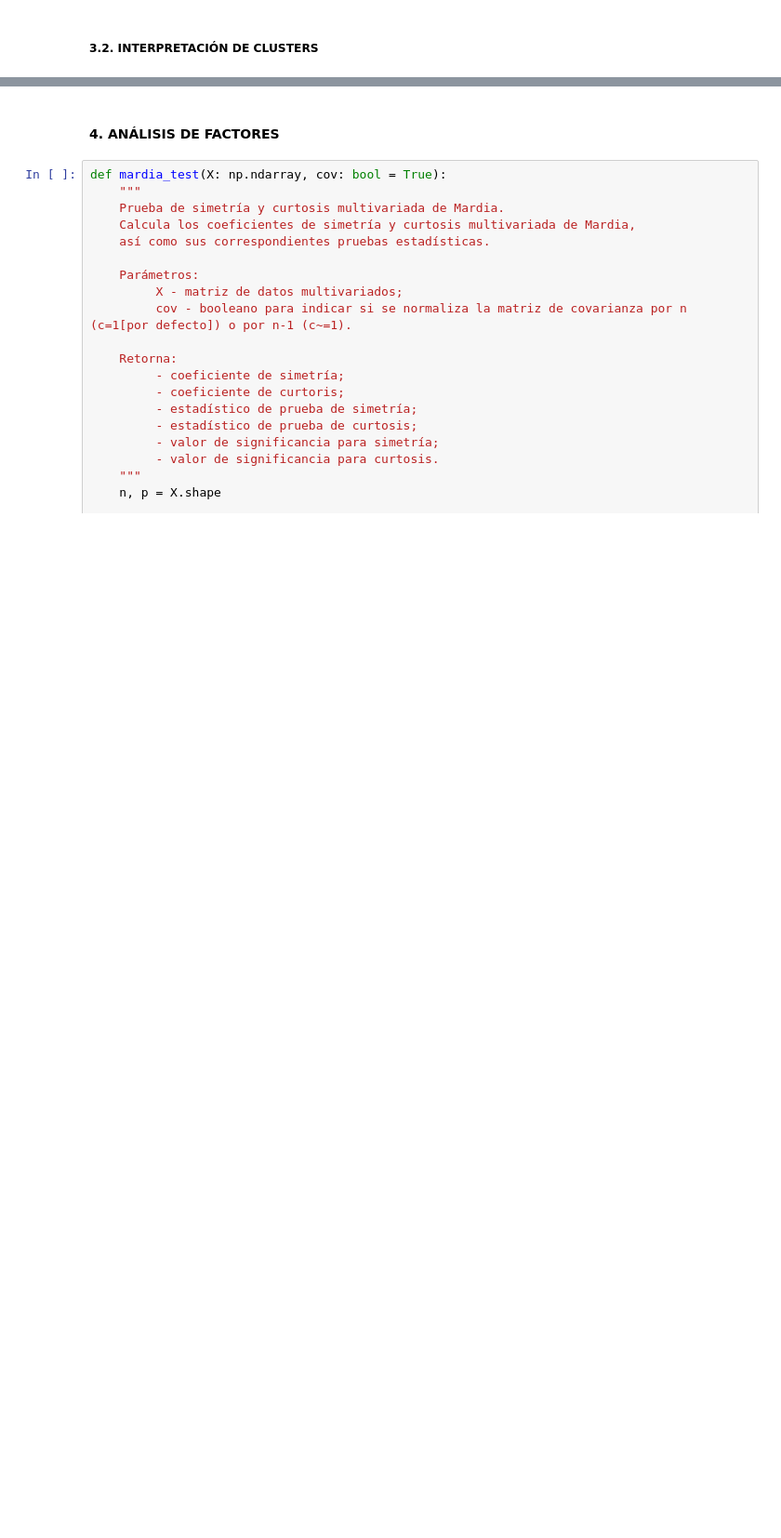
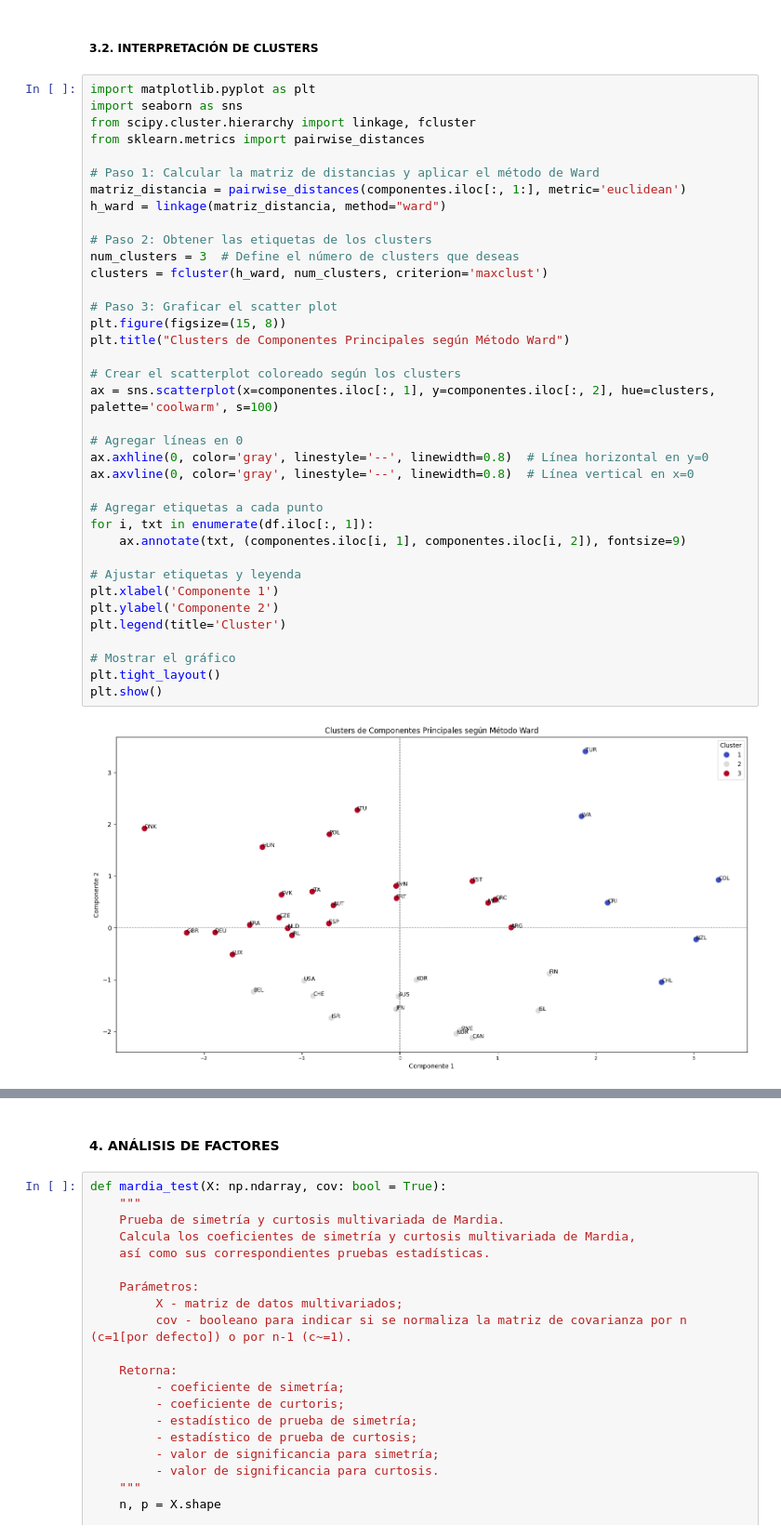
Before and after one commit to DavidGuzzi/MECMT04, a Jupyter notebook: AEM_dignani_guzzi.ipynb, the cells around one changed output, grey strips where cells are left out. Shown at 93% size. Drawn from its saved outputs; the diff is of its cells as text; blank space fills up the shorter version.

```diff
--- a/AEM_dignani_guzzi.ipynb
+++ b/AEM_dignani_guzzi.ipynb
@@ -656,2 +618,41 @@ plt.show()
 # %% [markdown]
 ##### **3.2. INTERPRETACIÓN DE CLUSTERS**
+# %%
+import matplotlib.pyplot as plt
+import seaborn as sns
+from scipy.cluster.hierarchy import linkage, fcluster
+from sklearn.metrics import pairwise_distances
+
+# Paso 1: Calcular la matriz de distancias y aplicar el método de Ward
+matriz_distancia = pairwise_distances(componentes.iloc[:, 1:], metric='euclidean')
+h_ward = linkage(matriz_distancia, method="ward")
+
+# Paso 2: Obtener las etiquetas de los clusters
+num_clusters = 3  # Define el número de clusters que deseas
+clusters = fcluster(h_ward, num_clusters, criterion='maxclust')
+
+# Paso 3: Graficar el scatter plot
+plt.figure(figsize=(15, 8))
+plt.title("Clusters de Componentes Principales según Método Ward")
+
+# Crear el scatterplot coloreado según los clusters
+ax = sns.scatterplot(x=componentes.iloc[:, 1], y=componentes.iloc[:, 2], hue=clusters, palette='coolwarm', s=100)
+
+# Agregar líneas en 0
+ax.axhline(0, color='gray', linestyle='--', linewidth=0.8)  # Línea horizontal en y=0
+ax.axvline(0, color='gray', linestyle='--', linewidth=0.8)  # Línea vertical en x=0
+
+# Agregar etiquetas a cada punto
+for i, txt in enumerate(df.iloc[:, 1]):
+    ax.annotate(txt, (componentes.iloc[i, 1], componentes.iloc[i, 2]), fontsize=9)
+
+# Ajustar etiquetas y leyenda
+plt.xlabel('Componente 1')
+plt.ylabel('Componente 2')
+plt.legend(title='Cluster')
+
+# Mostrar el gráfico
+plt.tight_layout()
+plt.show()
+# %% [output]
+[figure, added]
```
Also changed, not shown: parts of 2 cells of this notebook, 1 other file.
